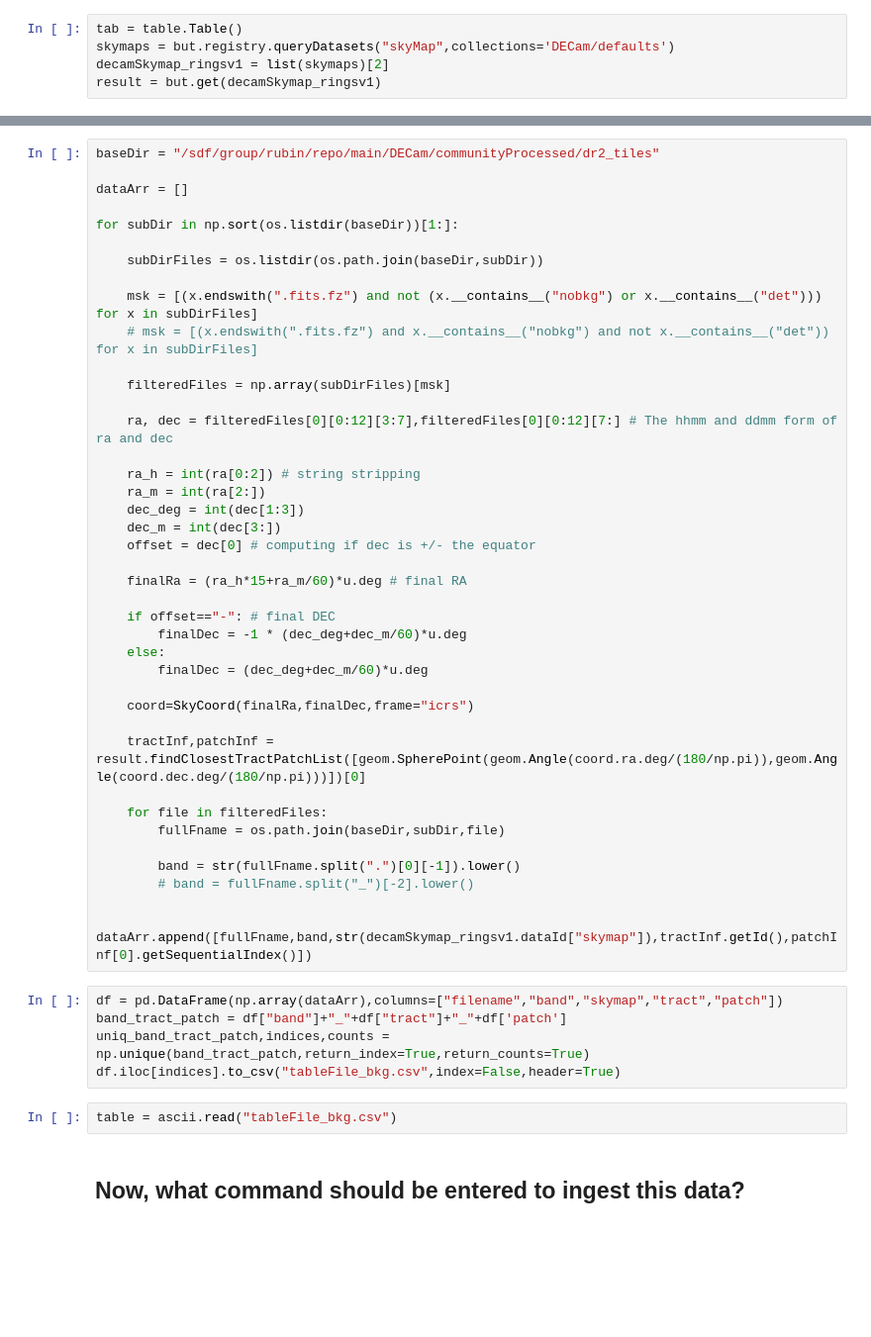
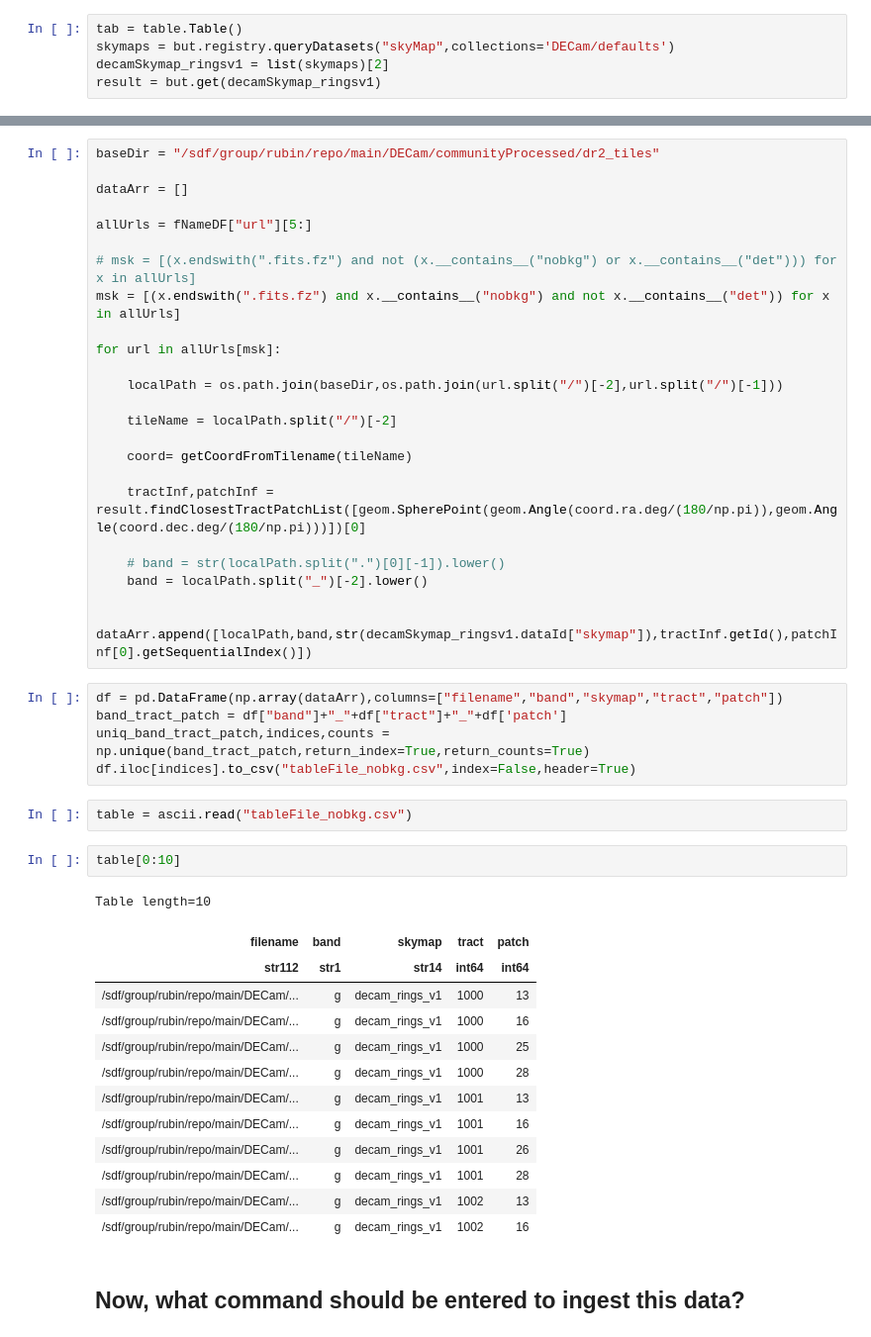
Before and after one commit to seanmacb/Butler-imports, a Jupyter notebook: des_dr2_import/makeButlerIngestFile.ipynb, the cells around one changed output, grey strips where cells are left out. Shown at 99% size. Cells and saved outputs as stored; diff of their text form; blank space fills up the shorter version.

```diff
--- a/des_dr2_import/makeButlerIngestFile.ipynb
+++ b/des_dr2_import/makeButlerIngestFile.ipynb
@@ -133,48 +142,48 @@ baseDir = "/sdf/group/rubin/repo/main/DECam/communityProcessed/dr2_tiles"
 
 dataArr = []
 
-for subDir in np.sort(os.listdir(baseDir))[1:]:
+allUrls = fNameDF["url"][5:]
 
-    subDirFiles = os.listdir(os.path.join(baseDir,subDir))
+# msk = [(x.endswith(".fits.fz") and not (x.__contains__("nobkg") or x.__contains__("det"))) for x in allUrls]
+msk = [(x.endswith(".fits.fz") and x.__contains__("nobkg") and not x.__contains__("det")) for x in allUrls]
 
-    msk = [(x.endswith(".fits.fz") and not (x.__contains__("nobkg") or x.__contains__("det"))) for x in subDirFiles]
-    # msk = [(x.endswith(".fits.fz") and x.__contains__("nobkg") and not x.__contains__("det")) for x in subDirFiles]
+for url in allUrls[msk]:
 
-    filteredFiles = np.array(subDirFiles)[msk]
+    localPath = os.path.join(baseDir,os.path.join(url.split("/")[-2],url.split("/")[-1]))
 
-    ra, dec = filteredFiles[0][0:12][3:7],filteredFiles[0][0:12][7:] # The hhmm and ddmm form of ra and dec
+    tileName = localPath.split("/")[-2]
 
-    ra_h = int(ra[0:2]) # string stripping
-    ra_m = int(ra[2:])
-    dec_deg = int(dec[1:3])
-    dec_m = int(dec[3:])
-    offset = dec[0] # computing if dec is +/- the equator
-
-    finalRa = (ra_h*15+ra_m/60)*u.deg # final RA
-
-    if offset=="-": # final DEC
-        finalDec = -1 * (dec_deg+dec_m/60)*u.deg
-    else:
-        finalDec = (dec_deg+dec_m/60)*u.deg
-
-    coord=SkyCoord(finalRa,finalDec,frame="icrs")
+    coord= getCoordFromTilename(tileName)
 
     tractInf,patchInf = result.findClosestTractPatchList([geom.SpherePoint(geom.Angle(coord.ra.deg/(180/np.pi)),geom.Angle(coord.dec.deg/(180/np.pi)))])[0]
 
-    for file in filteredFiles:
-        fullFname = os.path.join(baseDir,subDir,file)
+    # band = str(localPath.split(".")[0][-1]).lower()
+    band = localPath.split("_")[-2].lower()
 
-        band = str(fullFname.split(".")[0][-1]).lower()
-        # band = fullFname.split("_")[-2].lower()
-
-        dataArr.append([fullFname,band,str(decamSkymap_ringsv1.dataId["skymap"]),tractInf.getId(),patchInf[0].getSequentialIndex()])
+    dataArr.append([localPath,band,str(decamSkymap_ringsv1.dataId["skymap"]),tractInf.getId(),patchInf[0].getSequentialIndex()])
 # %%
 df = pd.DataFrame(np.array(dataArr),columns=["filename","band","skymap","tract","patch"])
 band_tract_patch = df["band"]+"_"+df["tract"]+"_"+df['patch']
 uniq_band_tract_patch,indices,counts = np.unique(band_tract_patch,return_index=True,return_counts=True)
-df.iloc[indices].to_csv("tableFile_bkg.csv",index=False,header=True)
+df.iloc[indices].to_csv("tableFile_nobkg.csv",index=False,header=True)
 # %%
-table = ascii.read("tableFile_bkg.csv")
+table = ascii.read("tableFile_nobkg.csv")
+# %%
+table[0:10]
+# %% [output]
+Table length=10
+| filename | band | skymap | tract | patch |
+| str112 | str1 | str14 | int64 | int64 |
+| /sdf/group/rubin/repo/main/DECam/... | g | decam_rings_v1 | 1000 | 13 |
+| /sdf/group/rubin/repo/main/DECam/... | g | decam_rings_v1 | 1000 | 16 |
+| /sdf/group/rubin/repo/main/DECam/... | g | decam_rings_v1 | 1000 | 25 |
+| /sdf/group/rubin/repo/main/DECam/... | g | decam_rings_v1 | 1000 | 28 |
+| /sdf/group/rubin/repo/main/DECam/... | g | decam_rings_v1 | 1001 | 13 |
+| /sdf/group/rubin/repo/main/DECam/... | g | decam_rings_v1 | 1001 | 16 |
+| /sdf/group/rubin/repo/main/DECam/... | g | decam_rings_v1 | 1001 | 26 |
+| /sdf/group/rubin/repo/main/DECam/... | g | decam_rings_v1 | 1001 | 28 |
+| /sdf/group/rubin/repo/main/DECam/... | g | decam_rings_v1 | 1002 | 13 |
+| /sdf/group/rubin/repo/main/DECam/... | g | decam_rings_v1 | 1002 | 16 |
 # %% [markdown]
 ## Now, what command should be entered to ingest this data?
 # %% [raw]
```
Also changed, not shown: parts of 7 cells of this notebook, 3 other files.
